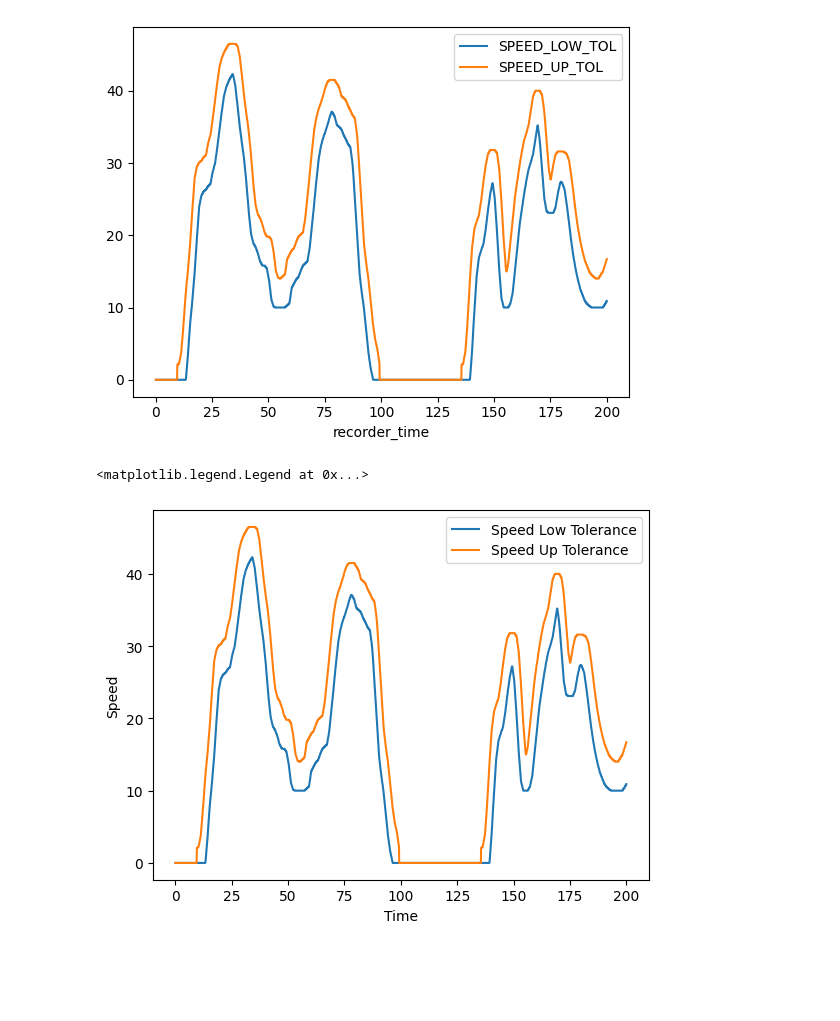
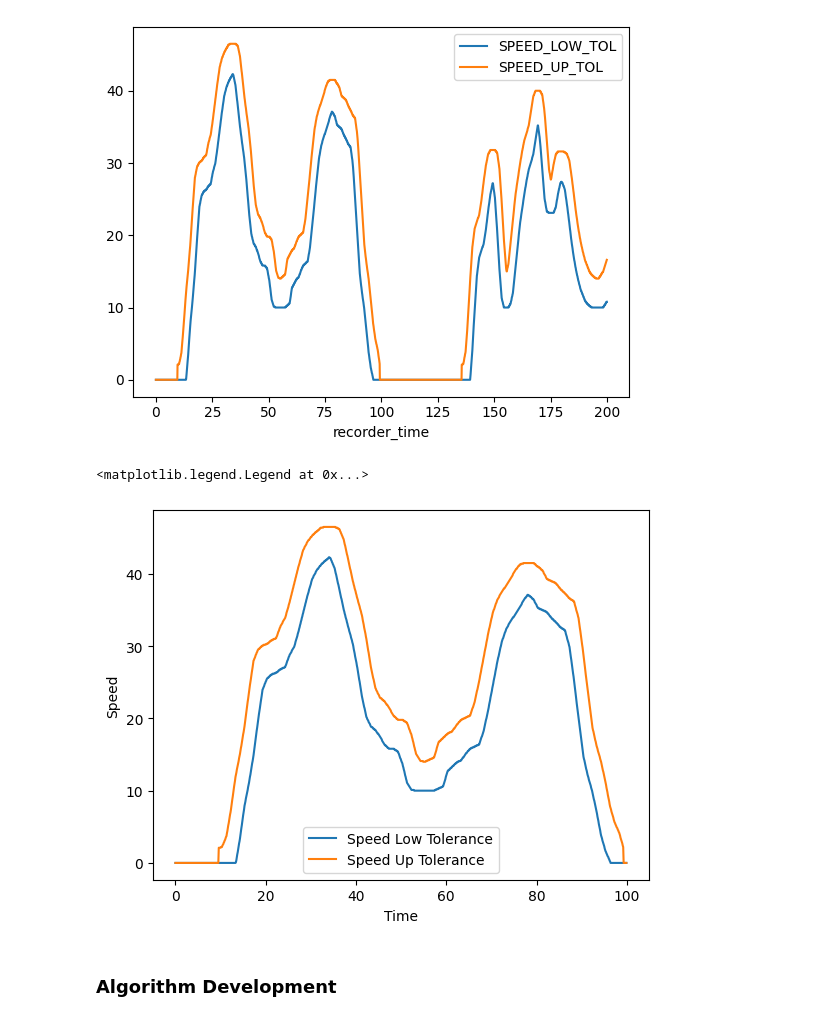
Before and after one commit to SiulRek/vehicle-testing-project, a Jupyter notebook: code/algorithm_evaluation.ipynb, the cells around one changed output. Cells and saved outputs as stored; diff of their text form; code cells hidden in the pictures; blank space fills up the shorter version.

Commit message:
Update with Simon Algorithm.

```diff
--- a/code/algorithm_evaluation.ipynb
+++ b/code/algorithm_evaluation.ipynb
@@ -30,6 +35,6 @@ Explore the data to understand its structure and the information it contains. Th
 # %%
-if 1 in df.index:
-    df = df.drop(1, axis=0)
+if 0 in df.index:
+    df = df.drop(0, axis=0)
 # %%
 # Drop the column 'unnamed:'
 if 'unnamed: 105' in df:
@@ -66,15 +64,17 @@ df.head(2000).plot(x='recorder_time', y=['SPEED_LOW_TOL', 'SPEED_UP_TOL'])
 <Axes: xlabel='recorder_time'>
 [figure]
 # %%
-recorder_time_array = df['recorder_time'].values[:2000]
-speed_low_tol_array = df['SPEED_LOW_TOL'].values[:2000]
-speed_up_tol_array = df['SPEED_UP_TOL'].values[:2000]
+length = 1000
+recorder_time_array = df['recorder_time'].values[:length]
+speed_low_tol_array = df['SPEED_LOW_TOL'].values[:length]
+speed_up_tol_array = df['SPEED_UP_TOL'].values[:length]
+speed_driver_0_array = df['D_SPEED_ArtDriver_0'].values[:length]
 
 plt.plot(recorder_time_array, speed_low_tol_array, label='Speed Low Tolerance')
 plt.plot(recorder_time_array, speed_up_tol_array, label='Speed Up Tolerance')
 plt.xlabel('Time')
 plt.ylabel('Speed')
 plt.legend()
 # %% [output]
 <matplotlib.legend.Legend at 0x...>
-[figure, old version]
+[figure, new version]
@@ -93,0 +81,2 @@ driver_speed = simulate_driver_behavior(speed_low_tol_array, speed_up_tol_array,
+# %% [markdown]
+### Algorithm Development
```
Also changed, not shown: parts of 12 cells of this notebook.
